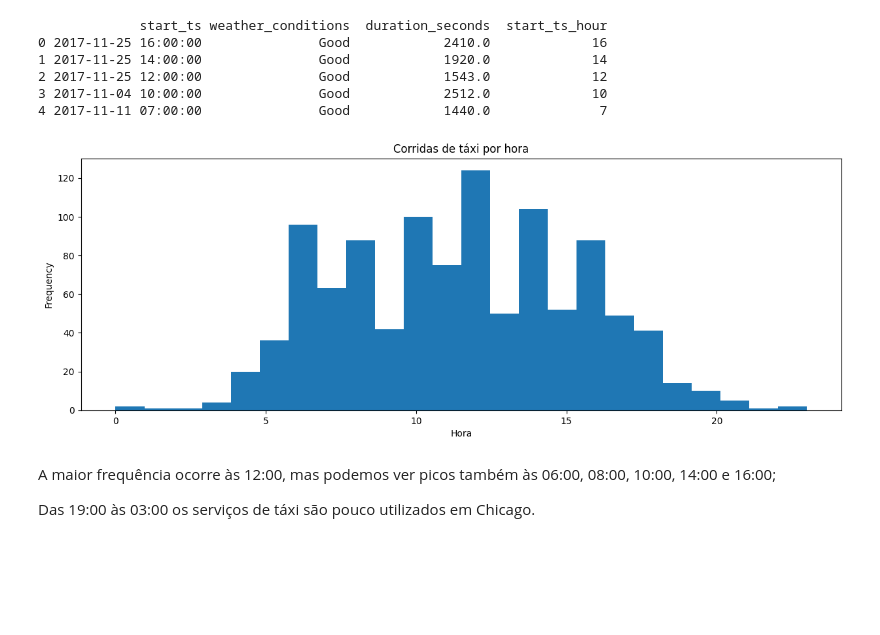
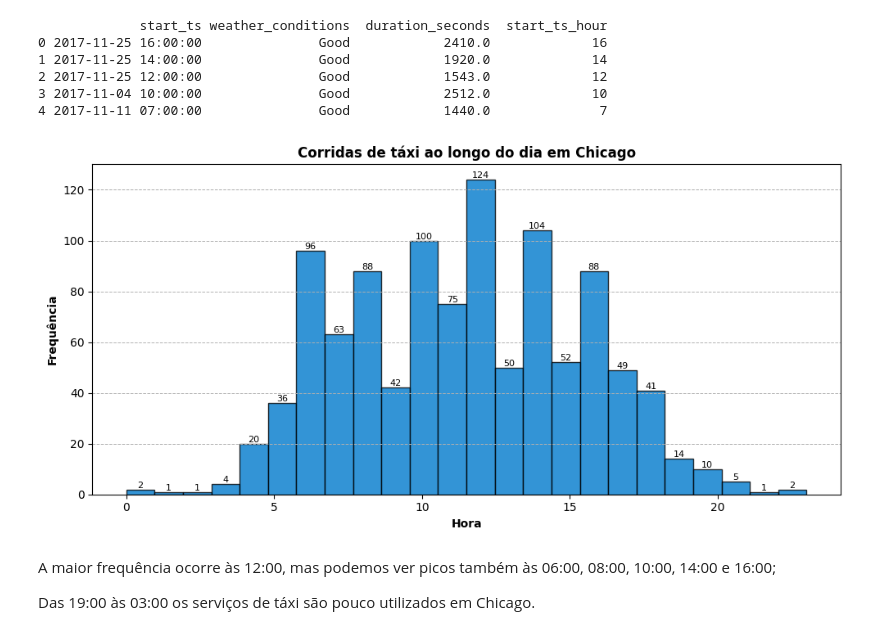
Before and after one commit to Rosental14/Zuber, a Jupyter notebook: projeto_zuber.ipynb, the cells around one changed output. Saved outputs shown, nothing was run; the diff lists cells and outputs as text; code cells hidden in the pictures; blank space fills up the shorter version.

```diff
--- a/projeto_zuber.ipynb
+++ b/projeto_zuber.ipynb
@@ -310,17 +344,37 @@ print(df_weather_trips_new.head(5))
 2 2017-11-25 12:00:00               Good            1543.0             12
 3 2017-11-04 10:00:00               Good            2512.0             10
 4 2017-11-11 07:00:00               Good            1440.0              7
-# %%
-# Plotando a distribuição de corridas ao longo do dia
-df_weather_trips_new['start_ts_hour'].plot(kind = 'hist',
-                                           bins = 24,
-                                           figsize = [15, 5])
-
-plt.xlabel('Hora')
-plt.title('Corridas de táxi por hora')
-plt.show()
-# %% [output]
-[figure, removed]
+# %%
+# Plotando a distribuição de corridas ao longo do dia
+ax = df_weather_trips_new['start_ts_hour'].plot(kind='hist',
+                                                bins=24,
+                                                figsize=[10, 5],
+                                                color='#007acc',
+                                                edgecolor='black',
+                                                alpha=0.8)
+
+# Adicionando rótulos e título
+ax.set_title('Corridas de táxi ao longo do dia em Chicago', weight='bold', fontsize=12)
+ax.set_xlabel('Hora', weight='bold', fontsize=10)
+ax.set_ylabel('Frequência', weight='bold', fontsize=10)
+
+# Adicionando uma grade
+ax.grid(axis='y', linestyle='--', linewidth=0.7)
+
+# Adicionando valores acima das barras
+bin_edges = ax.patches[0].get_bbox().bounds
+for p in ax.patches:
+    x = p.get_x() + p.get_width() / 2
+    y = p.get_height()
+    ax.annotate(f'{int(y)}', (x, y), ha='center', va='bottom', fontsize=8, rotation=0)
+
+# Ajustando o layout para melhor exibição
+plt.tight_layout()
+
+# Exibindo o gráfico
+plt.show()
+# %% [output]
+[figure, added]
 # %% [markdown]
 A maior frequência ocorre às 12:00, mas podemos ver picos também às 06:00, 08:00, 10:00, 14:00 e 16:00;
 
```
Also changed, not shown: parts of 7 cells of this notebook.
